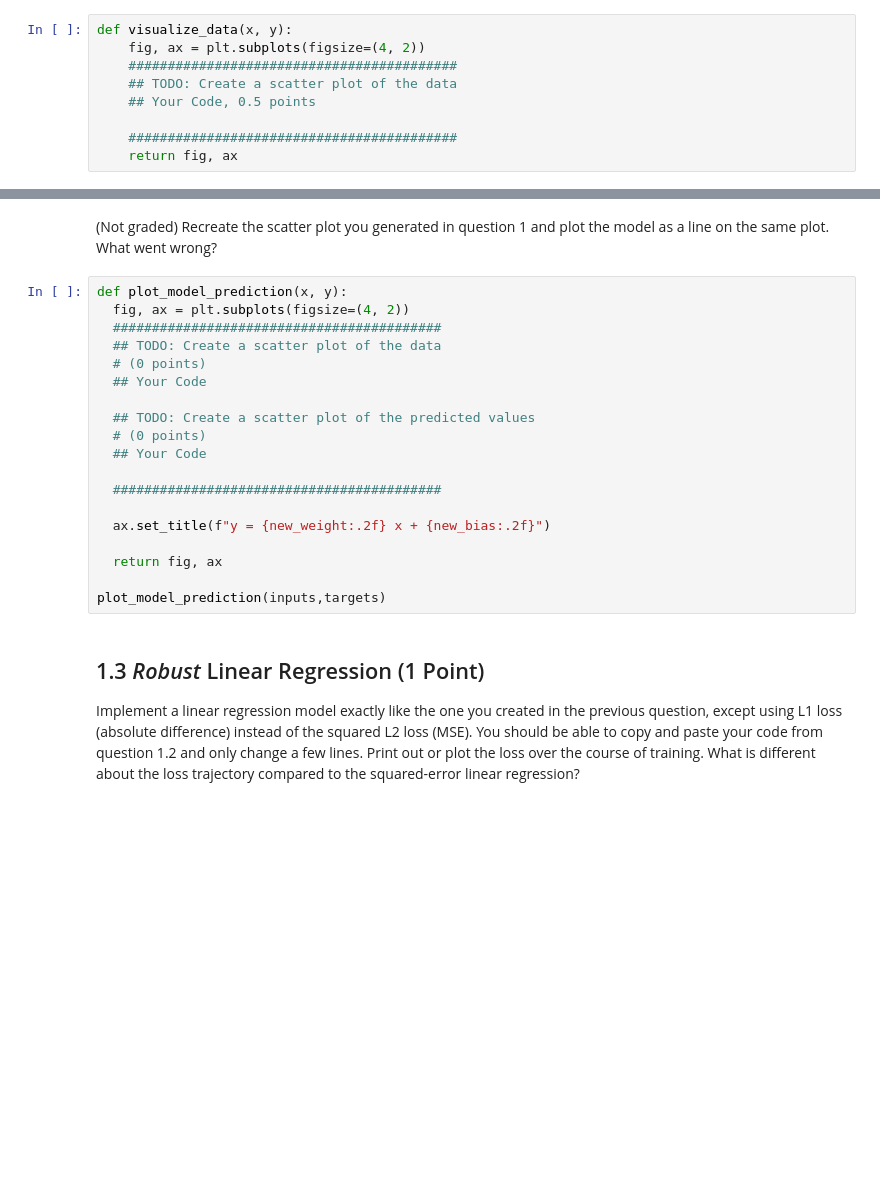
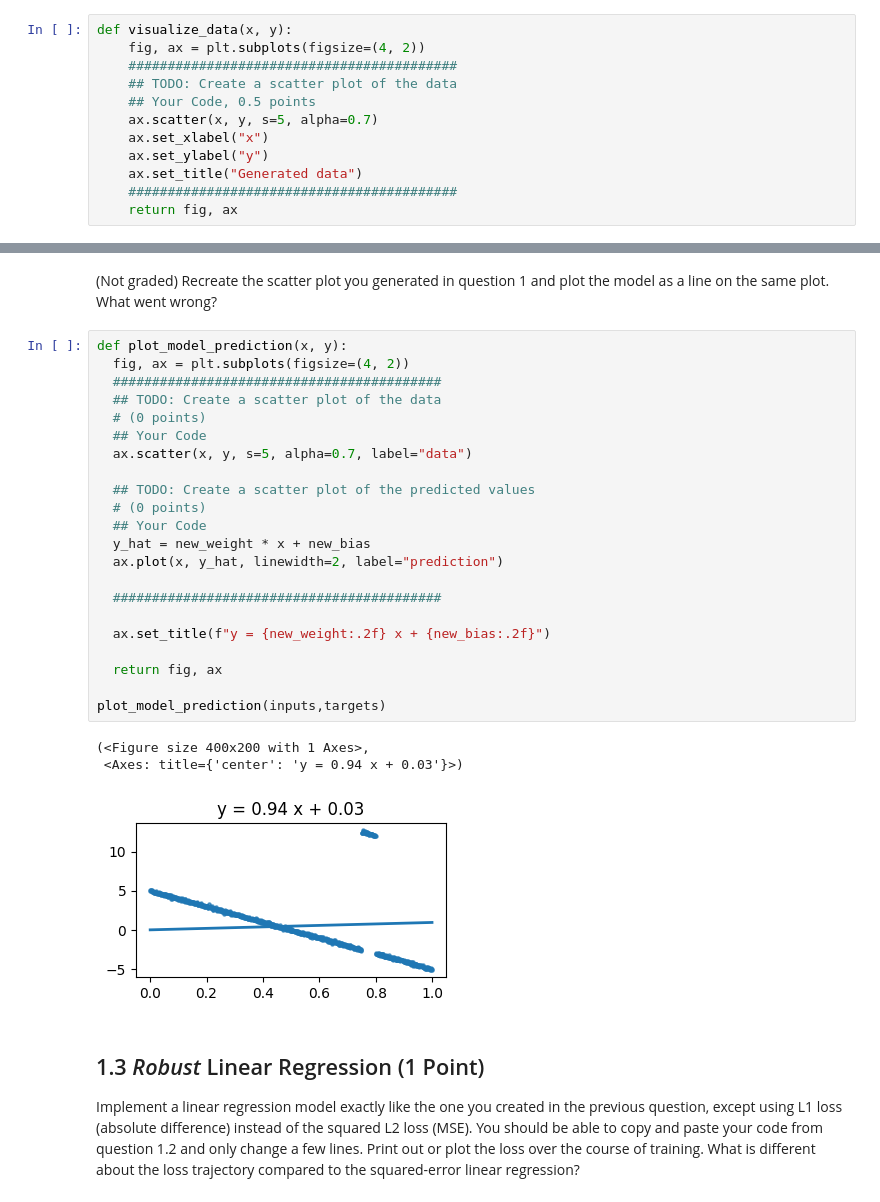
Before and after one commit to Henry-wxq/CS_Notes, a Jupyter notebook: Python/07_CSC413_Neural_Networking/Fall25_HW1_Regression.ipynb, the cells around one changed output, grey strips where cells are left out. Saved outputs shown, nothing was run; the diff lists cells and outputs as text; blank space fills up the shorter version.

```diff
--- a/Python/07_CSC413_Neural_Networking/Fall25_HW1_Regression.ipynb
+++ b/Python/07_CSC413_Neural_Networking/Fall25_HW1_Regression.ipynb
@@ -69,7 +69,10 @@ def visualize_data(x, y):
     ##########################################
     ## TODO: Create a scatter plot of the data
     ## Your Code, 0.5 points
-
+    ax.scatter(x, y, s=5, alpha=0.7)
+    ax.set_xlabel("x")
+    ax.set_ylabel("y")
+    ax.set_title("Generated data")
     ##########################################
     return fig, ax
 # %%
@@ -188,22 +206,29 @@ plt.ylabel("Loss")
 # %%
 def plot_model_prediction(x, y):
   fig, ax = plt.subplots(figsize=(4, 2))
   ##########################################
   ## TODO: Create a scatter plot of the data
   # (0 points)
   ## Your Code
+  ax.scatter(x, y, s=5, alpha=0.7, label="data")
 
   ## TODO: Create a scatter plot of the predicted values
   # (0 points)
   ## Your Code
+  y_hat = new_weight * x + new_bias
+  ax.plot(x, y_hat, linewidth=2, label="prediction")
 
   ##########################################
 
   ax.set_title(f"y = {new_weight:.2f} x + {new_bias:.2f}")
 
   return fig, ax
 
 plot_model_prediction(inputs,targets)
+# %% [output]
+(<Figure size 400x200 with 1 Axes>,
+ <Axes: title={'center': 'y = 0.94 x + 0.03'}>)
+[figure, added]
 # %% [markdown]
 ## 1.3 *Robust* Linear Regression (1 Point)
 Implement a linear regression model exactly like the one you created in the previous question, except using L1 loss (absolute difference) instead of the squared L2 loss (MSE). You should be able to copy and paste your code from question 1.2 and only change a few lines. Print out or plot the loss over the course of training. What is different about the loss trajectory compared to the squared-error linear regression?
```
Also changed, not shown: parts of 10 cells of this notebook.
